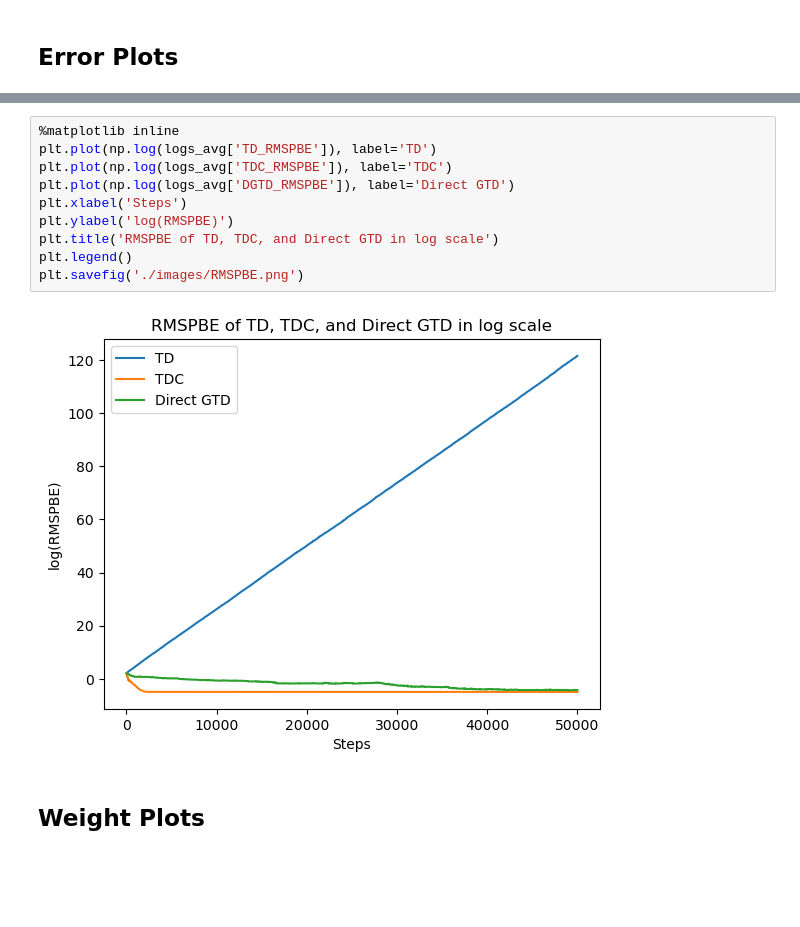
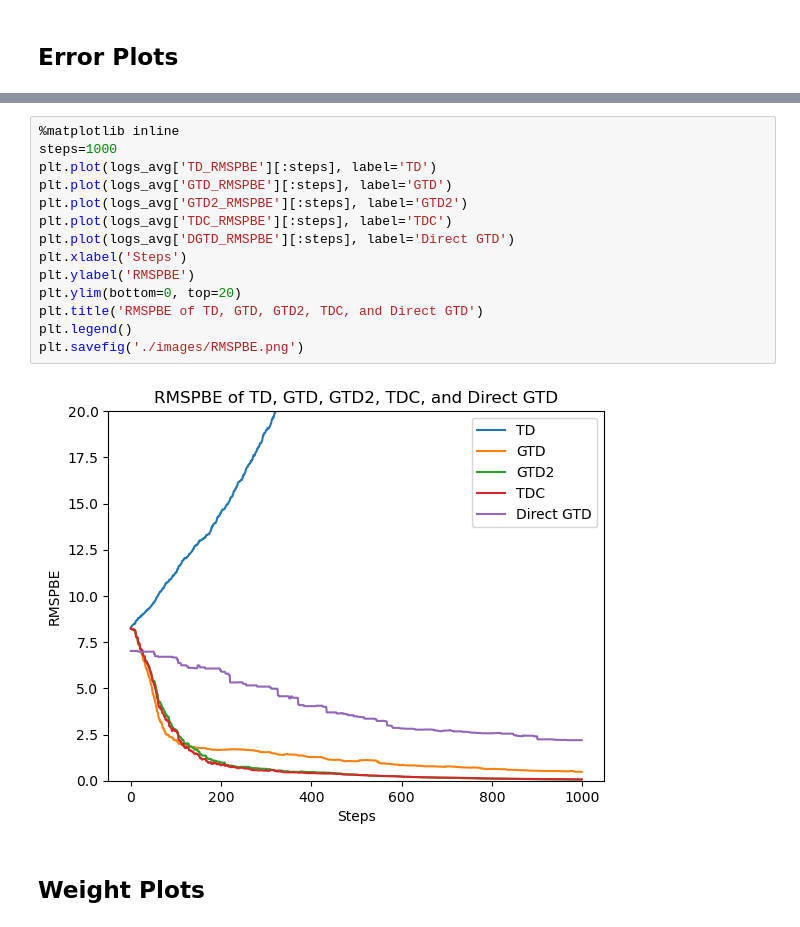
Before and after one commit to joeqian19025/Direct-GTD, a Jupyter notebook: visualization.ipynb, the cells around one changed output, grey strips where cells are left out. Drawn from its saved outputs; the diff is of its cells as text; blank space fills up the shorter version.

Commit message:
Add GTD and GTD2 and improve Plotting

```diff
--- a/visualization.ipynb
+++ b/visualization.ipynb
@@ -29,15 +33,19 @@ plt.savefig('./images/RMSVE.png')
 # %%
 %matplotlib inline
-plt.plot(np.log(logs_avg['TD_RMSPBE']), label='TD')
-plt.plot(np.log(logs_avg['TDC_RMSPBE']), label='TDC')
-plt.plot(np.log(logs_avg['DGTD_RMSPBE']), label='Direct GTD')
+steps=1000
+plt.plot(logs_avg['TD_RMSPBE'][:steps], label='TD')
+plt.plot(logs_avg['GTD_RMSPBE'][:steps], label='GTD')
+plt.plot(logs_avg['GTD2_RMSPBE'][:steps], label='GTD2')
+plt.plot(logs_avg['TDC_RMSPBE'][:steps], label='TDC')
+plt.plot(logs_avg['DGTD_RMSPBE'][:steps], label='Direct GTD')
 plt.xlabel('Steps')
-plt.ylabel('log(RMSPBE)')
-plt.title('RMSPBE of TD, TDC, and Direct GTD in log scale')
+plt.ylabel('RMSPBE')
+plt.ylim(bottom=0, top=20)
+plt.title('RMSPBE of TD, GTD, GTD2, TDC, and Direct GTD')
 plt.legend()
 plt.savefig('./images/RMSPBE.png')
 # %% [output]
-[figure, old version]
+[figure, new version]
 # %% [markdown]
 ## Weight Plots
 # %%
```
Also changed, not shown: parts of 6 cells of this notebook, 18 other files.
